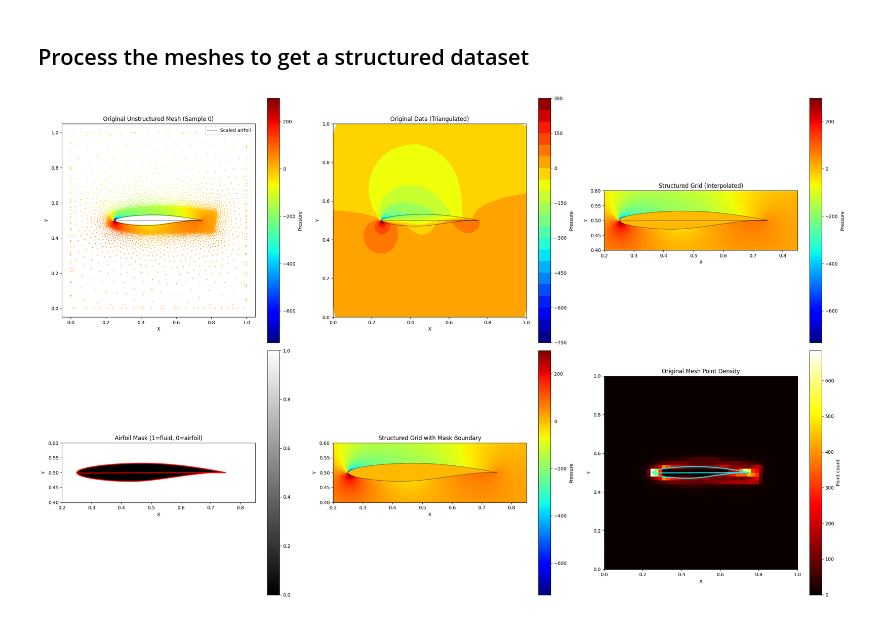
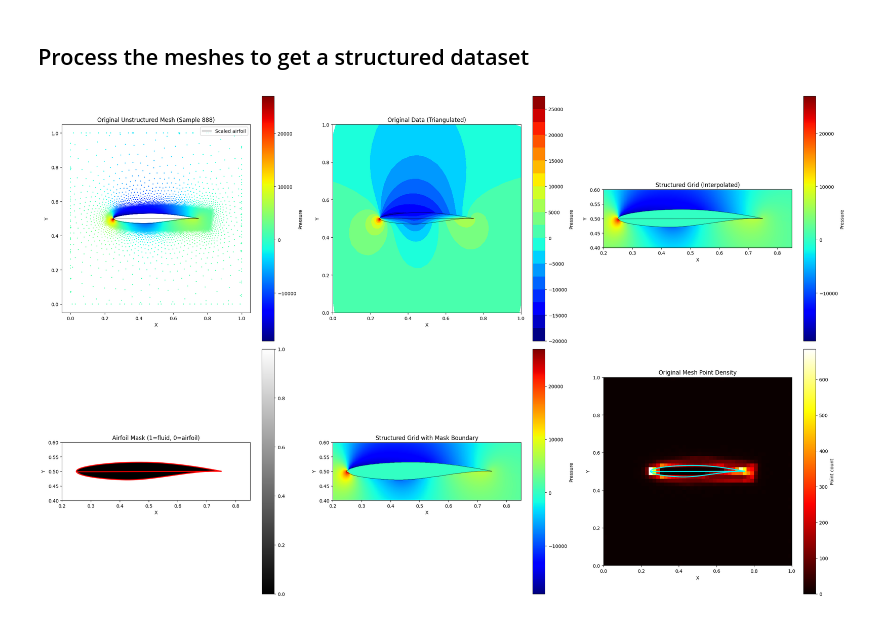
Before and after one commit to DavidRamosArchilla/denoising-diffusion-pytorch-fluid-mechanics, a Jupyter notebook: data_generation/process_aeronef.ipynb, the cells around one changed output. Saved outputs shown, nothing was run; the diff lists cells and outputs as text; code cells hidden in the pictures.

```diff
--- a/data_generation/process_aeronef.ipynb
+++ b/data_generation/process_aeronef.ipynb
@@ -114,6 +113,7 @@ plt.show()
 import numpy as np
 from scipy.interpolate import griddata
 from matplotlib.path import Path
+from tqdm.auto import tqdm
 
 def cfd_to_structured_grid(
     x_coords,
@@ -192,7 +192,7 @@ def cfd_to_structured_grid(
     # Step 4: Interpolate each sample to structured grid
     structured_data = np.zeros((n_samples, height, width))
 
-    for i in range(n_samples):
+    for i in tqdm(range(n_samples), desc="Interpolating samples"):
         # Get valid points (not NaN)
         valid_mask = ~(np.isnan(x_coords[i]) | np.isnan(y_coords[i]) | np.isnan(pressure[i]))
 
@@ -548,16 +548,15 @@ def visualize_results(
     plt.tight_layout()
     return fig
 # %%
-x_mesh = np.array(cyc['Xcoordinate'][:3], dtype=np.float32)
-y_mesh = np.array(cyc['Ycoordinate'][:3], dtype=np.float32)
-pressure_data = np.array(cyc['Pressure'][:3], dtype=np.float32)
-airfoil = airfoil_coords
+x_mesh = np.array(cyc['Xcoordinate'], dtype=np.float32)
+y_mesh = np.array(cyc['Ycoordinate'], dtype=np.float32)
+pressure_data = np.array(cyc['Pressure'], dtype=np.float32)
 
 structured_pressure, mask, grid_x, grid_y, scaled_airfoil = cfd_to_structured_grid(
     x_coords=x_mesh,          # shape (N, n_points)
     y_coords=y_mesh,          # shape (N, n_points)
     pressure=pressure_data,   # shape (N, n_points)
-    airfoil_coords=airfoil,   # shape (n_airfoil, 2)
+    airfoil_coords=airfoil_coords,   # shape (n_airfoil, 2)
     grid_resolution=(256, 128),
     x_range=(0.2, 0.85),
     y_range=(0.4, 0.6),
@@ -565,10 +564,10 @@ structured_pressure, mask, grid_x, grid_y, scaled_airfoil = cfd_to_structured_gr
 # %%
 fig = visualize_results(
     x_mesh, y_mesh, pressure_data,
     structured_pressure, mask, grid_x, grid_y, scaled_airfoil,
-    sample_idx=0,
+    sample_idx=888,
     figsize=(24, 15)
 )
 plt.show()
 # %% [output]
-[figure, old version]
+[figure, new version]
```
Also changed, not shown: parts of 7 cells of this notebook, 1 other file.
